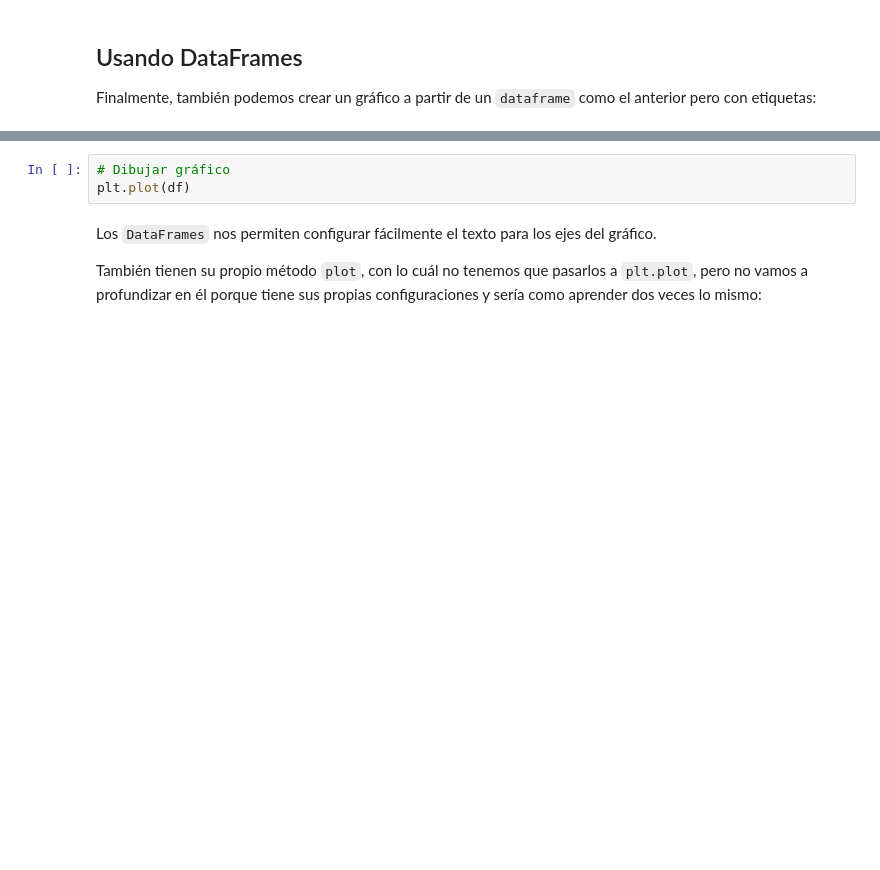
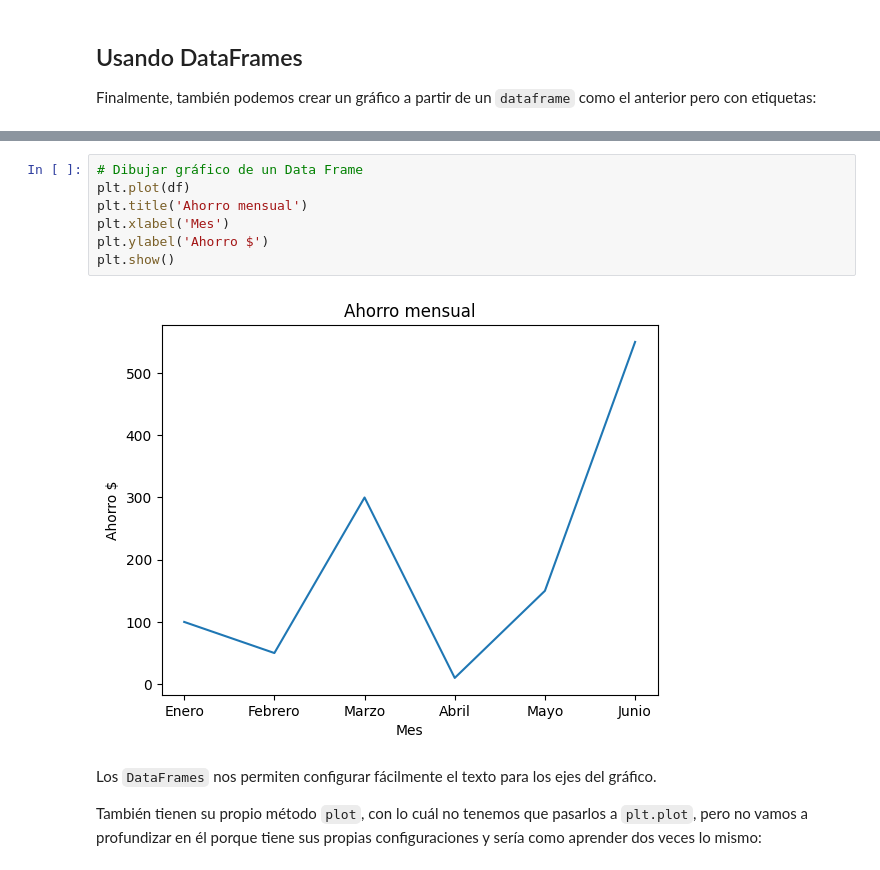
Before and after one commit to esquivelac98/Programacion-Python-Basico-GRUPO-1---6181133432, a Jupyter notebook: Estudiantes/Kevin Esquivel/Clase 10 (Matplotlib)/02 - Primeros gráficos.ipynb, the cells around one changed output, grey strips where cells are left out. Saved outputs shown, nothing was run; the diff lists cells and outputs as text; blank space fills up the shorter version.

```diff
--- a/Estudiantes/Kevin Esquivel/Clase 10 (Matplotlib)/02 - Primeros gráficos.ipynb
+++ b/Estudiantes/Kevin Esquivel/Clase 10 (Matplotlib)/02 - Primeros gráficos.ipynb
@@ -54,6 +89,12 @@ df
 # %%
-# Dibujar gráfico
+# Dibujar gráfico de un Data Frame
 plt.plot(df)
+plt.title('Ahorro mensual')
+plt.xlabel('Mes')
+plt.ylabel('Ahorro $')
+plt.show()
+# %% [output]
+[figure, added]
 # %% [markdown]
 Los `DataFrames` nos permiten configurar fácilmente el texto para los ejes del gráfico.
 
```
Also changed, not shown: parts of 5 cells of this notebook.
